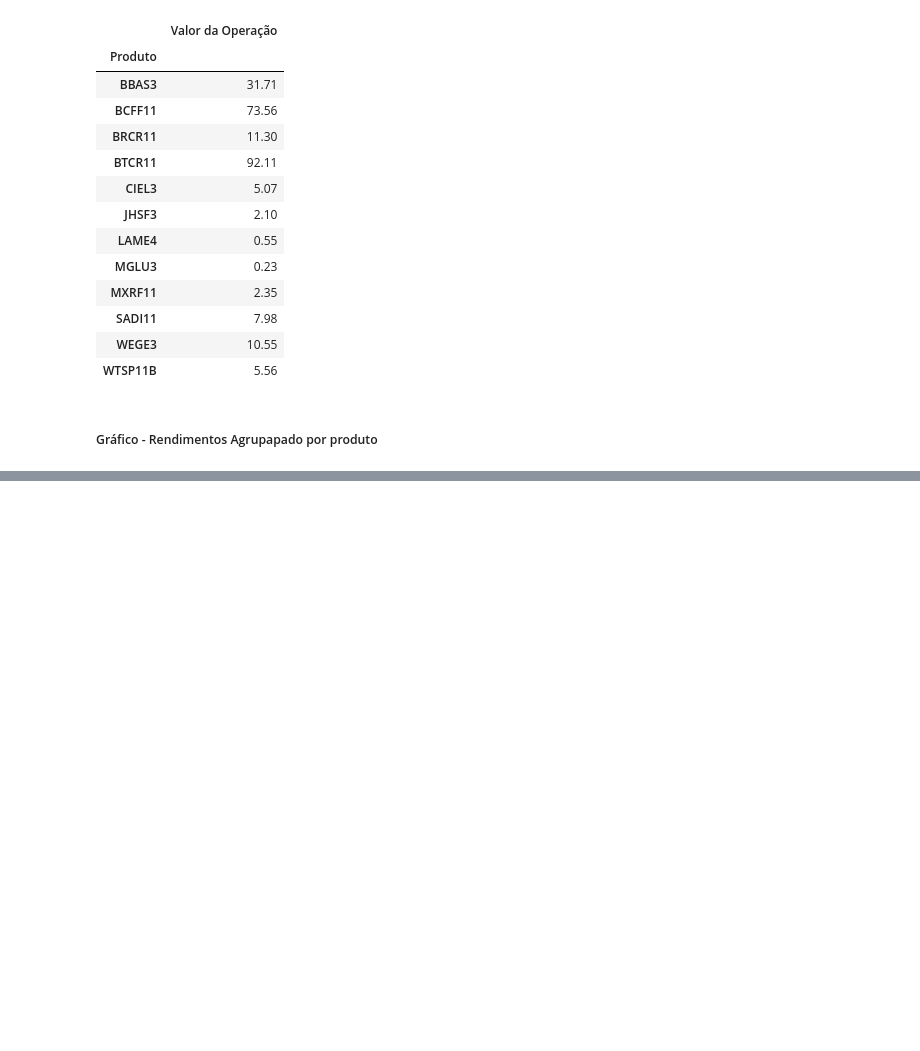
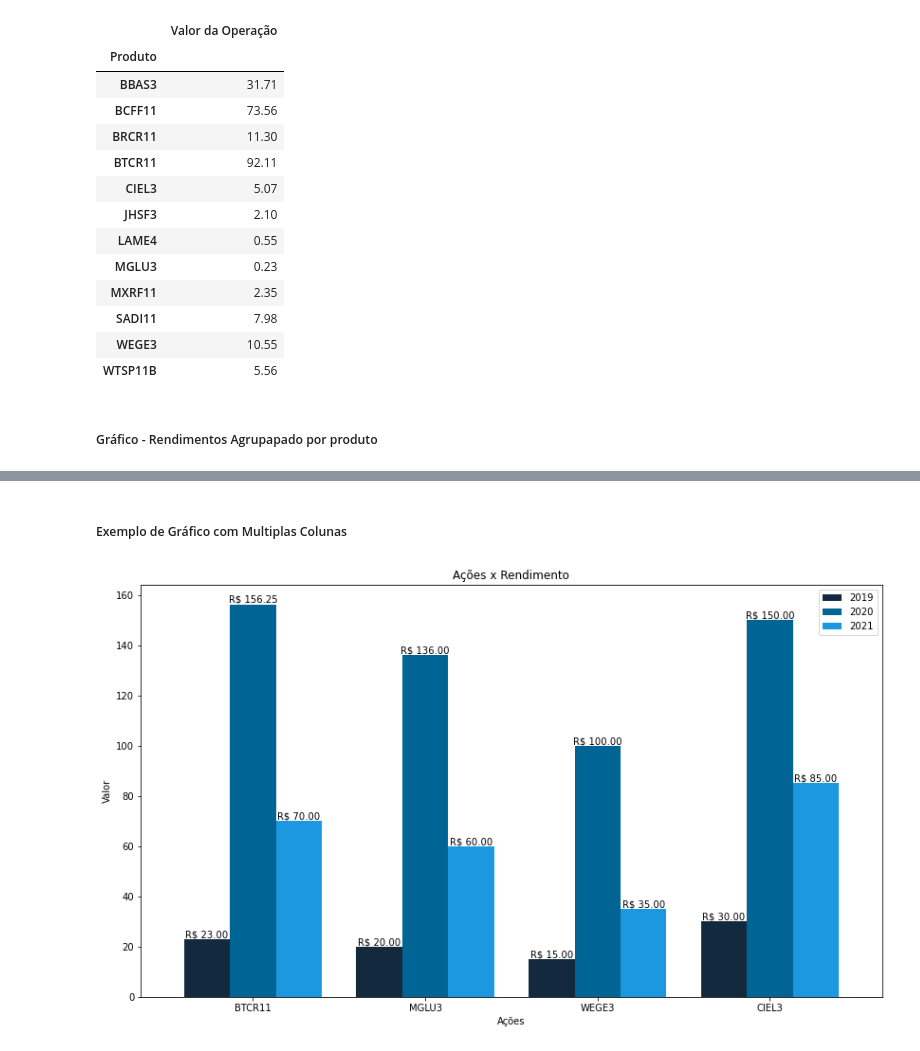
Before and after one commit to CarmoPJunior/Python-Estudos, a Jupyter notebook: analise_B3_Panda/Untitled.ipynb, the cells around one changed output, grey strips where cells are left out. Drawn from its saved outputs; the diff is of its cells as text; code cells hidden in the pictures; blank space fills up the shorter version.

Commit message:
Adicona exemplo de gráfico com multiplas colunas

```diff
--- a/analise_B3_Panda/Untitled.ipynb
+++ b/analise_B3_Panda/Untitled.ipynb
@@ -235,0 +231,18 @@ plt.bar(eixoX, eixoY)
+# %% [markdown]
+##### Exemplo de Gráfico com Multiplas Colunas
+# %%
+data=[["BTCR11",23.00,156.25,70.00],
+      ["MGLU3",20,136,60],
+      ["WEGE3",15,100,35],
+      ["CIEL3",30,150,85]
+     ]
+
+colors = ['#13293D', '#006494', '#1B98E0']
+
+df=pd.DataFrame(data,columns=["Ações","2019", "2020", "2021"])
+p2 = df.plot(x="Ações",  kind='bar', color=colors, figsize=(14, 8), rot=0, width=0.8,  ylabel='Valor', title="Ações x Rendimento")
+
+for p in p2.containers:
+    p2.bar_label(p, fmt='R$ %.2f', label_type='edge')
+# %% [output]
+[figure, added]
```
Also changed, not shown: parts of 2 cells of this notebook.
